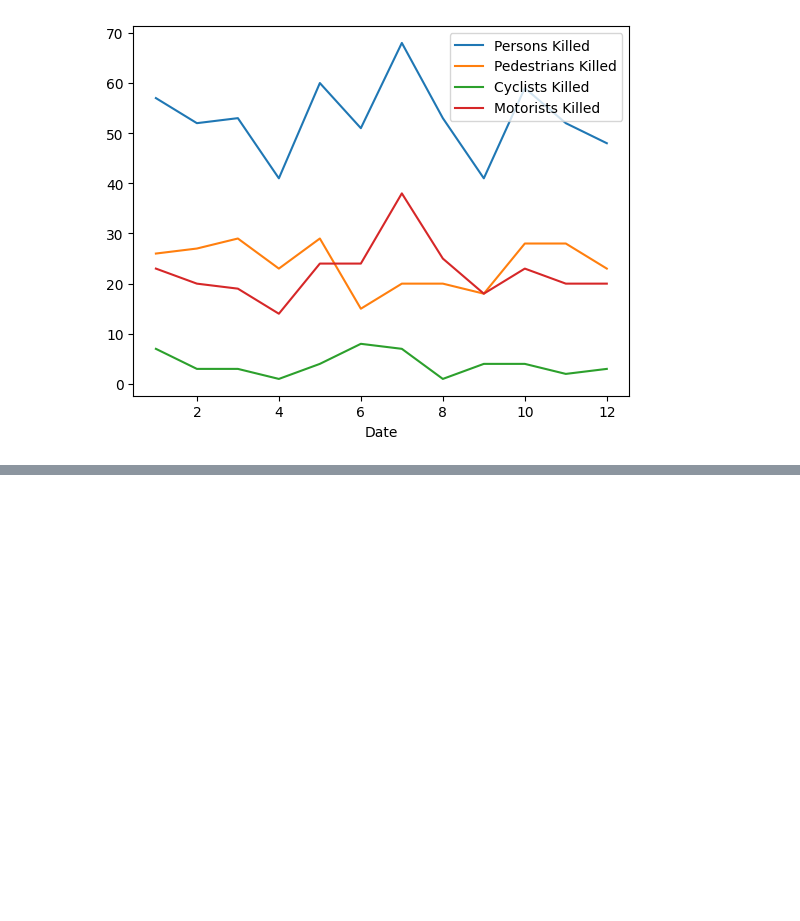
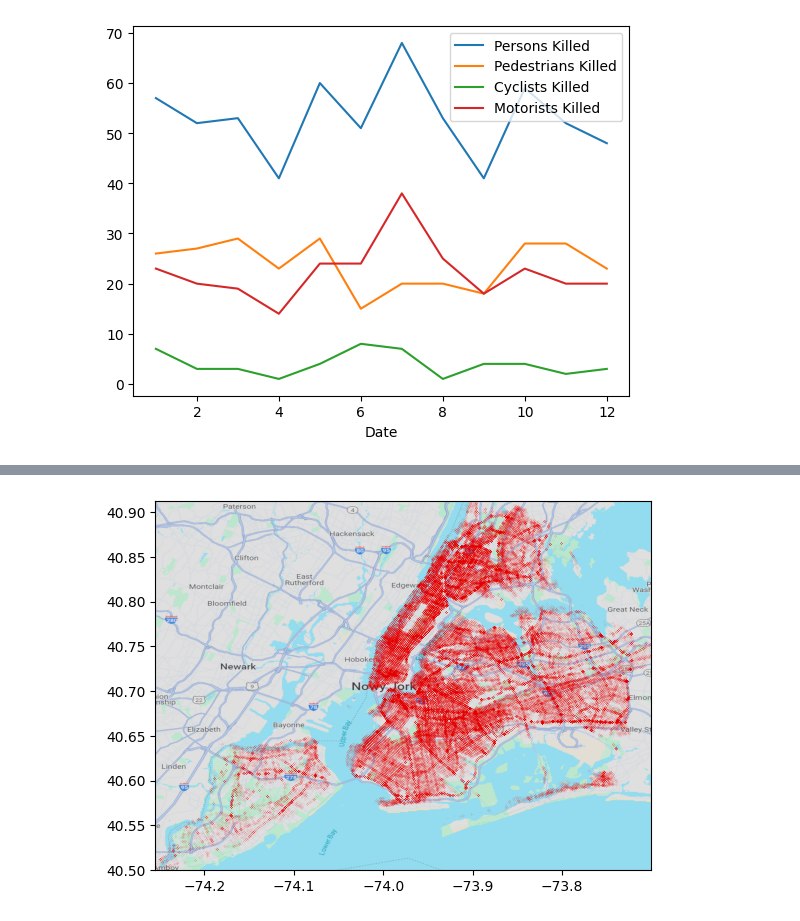
Before and after one commit to marcinozog/analiza_danych, a Jupyter notebook: NYC_Collisions.ipynb, the cells around one changed output, grey strips where cells are left out. Cells and saved outputs as stored; diff of their text form; code cells hidden in the pictures; blank space fills up the shorter version.

```diff
--- a/NYC_Collisions.ipynb
+++ b/NYC_Collisions.ipynb
@@ -89,0 +106,9 @@ plt.show()
+# %%
+img = plt.imread("map.png")
+fig, ax = plt.subplots()
+img = ax.imshow(img, extent=[-74.25496, -73.70061, 40.49971, 40.912884])
+#lat_long_killed.plot.scatter(y='Latitude', x='Longitude', legend=True)
+ax.scatter(lat_long_killed["Longitude"], lat_long_killed["Latitude"], color='red', s=0.0005)
+plt.show()
+# %% [output]
+[figure, added]
```
Also changed, not shown: parts of 3 cells of this notebook, 1 other file.
